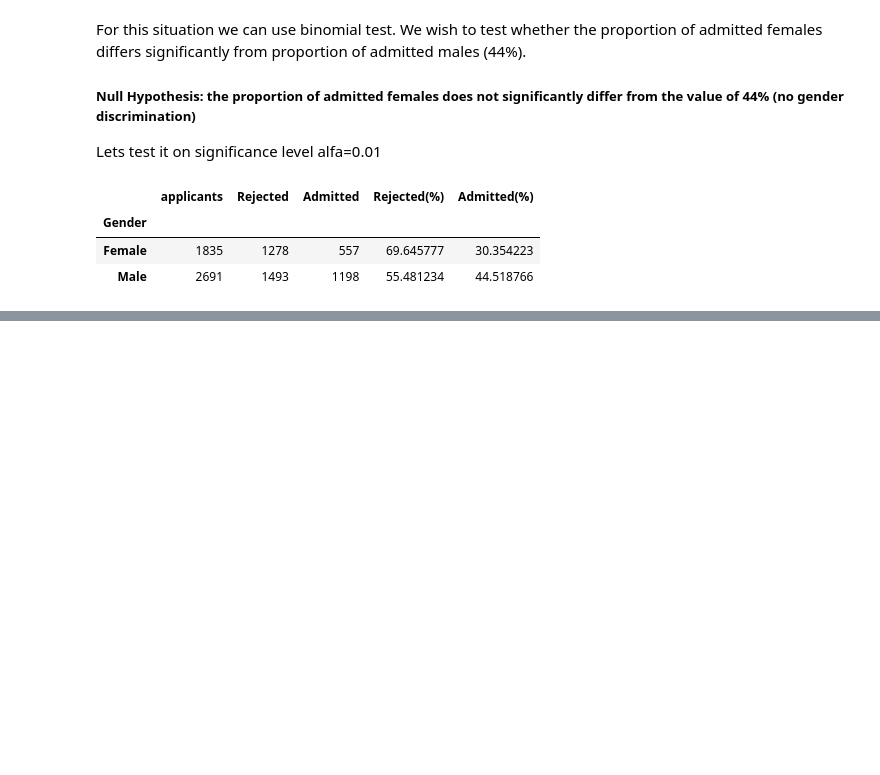
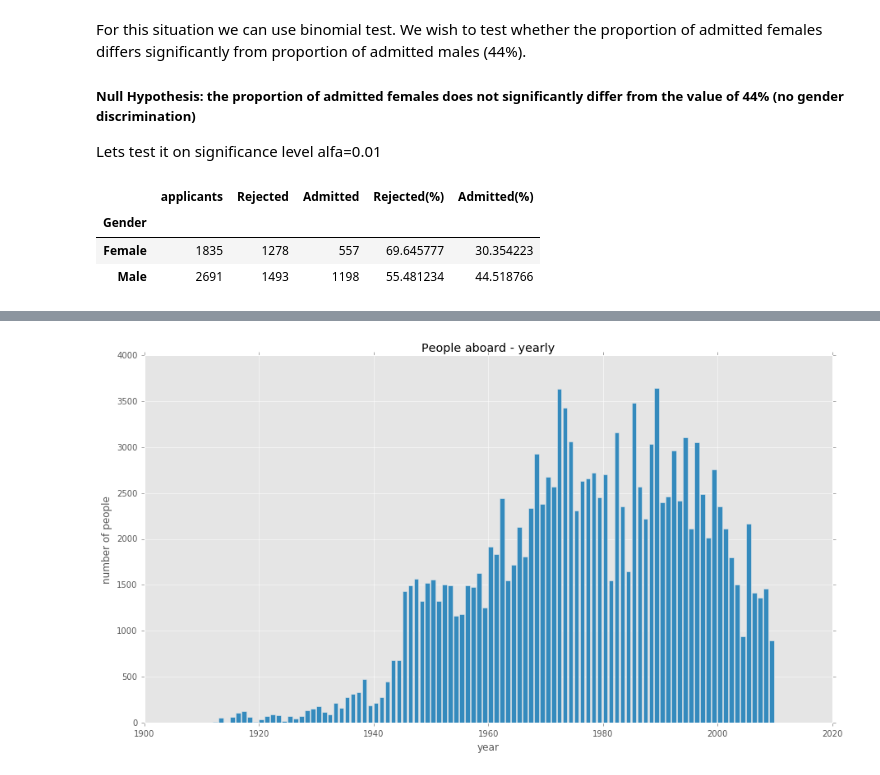
Before and after one commit to Paliking/TC_tasks, a Jupyter notebook: recruitment_task.ipynb, the cells around one changed output, grey strips where cells are left out. Cells and saved outputs as stored; diff of their text form; code cells hidden in the pictures; blank space fills up the shorter version.

```diff
--- a/recruitment_task.ipynb
+++ b/recruitment_task.ipynb
@@ -192,0 +284,9 @@ Do the same testing for each department.
+# %%
+plt.figure(figsize=(15,8))
+plt.bar(df_yearly_sum.index, df_yearly_sum['Aboard'].values)
+plt.title('People aboard - yearly')
+plt.ylabel('number of people')
+plt.xlabel('year')
+plt.show()
+# %% [output]
+[figure, added]
```
Also changed, not shown: parts of 38 cells of this notebook.
